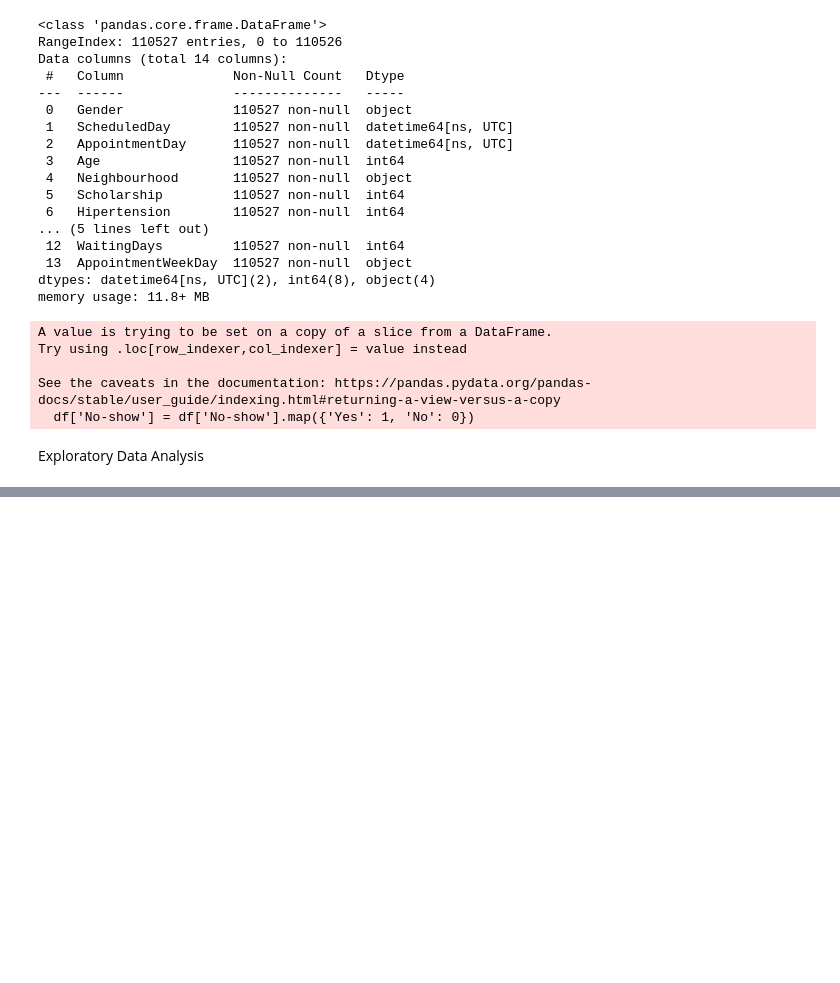
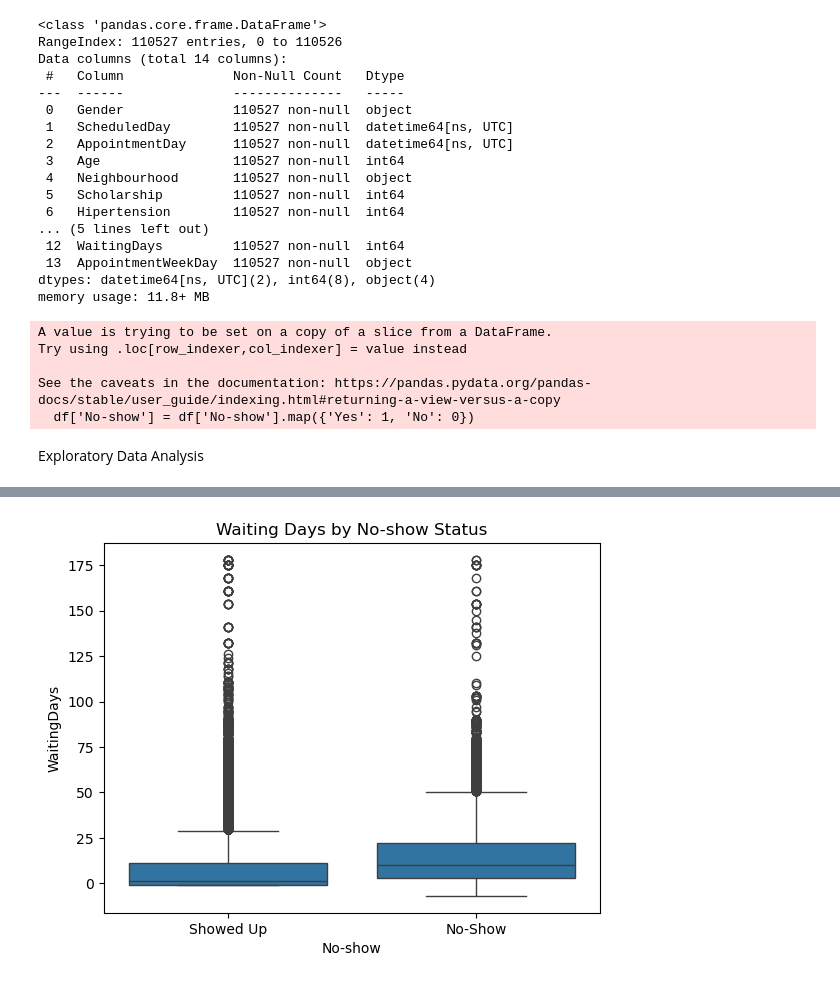
Before and after one commit to Vaibhavp0696/ELEVATE-Project, a Jupyter notebook: Medical.ipynb, the cells around one changed output, grey strips where cells are left out. Cells and saved outputs as stored; diff of their text form; code cells hidden in the pictures; blank space fills up the shorter version.

```diff
--- a/Medical.ipynb
+++ b/Medical.ipynb
@@ -153,0 +181,9 @@ sns.barplot(x ='SMS_received', y = 'No-show', data=df)
+# %%
+# No-show by Waiting Days
+
+sns.boxplot(x = 'No-show', y = 'WaitingDays', data = df)
+plt.title('Waiting Days by No-show Status')
+plt.xticks([0,1], ["Showed Up", "No-Show"])
+plt.show()
+# %% [output]
+[figure, added]
```
Also changed, not shown: parts of 9 cells of this notebook, 1 other file.
